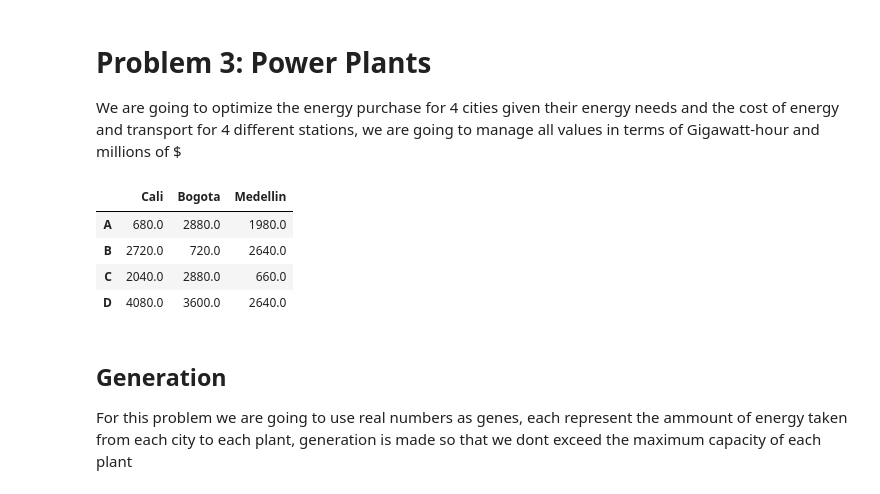
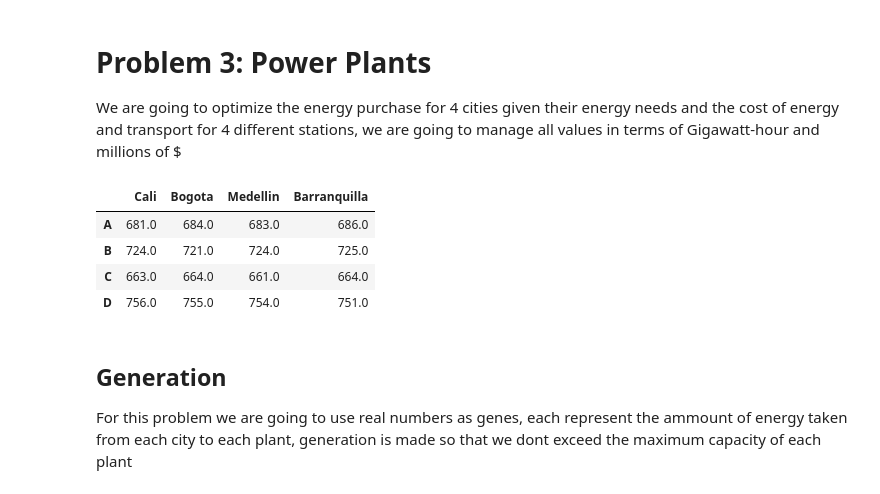
Before and after one commit to sechmo/IA-minirobots-2023-II, a Jupyter notebook: 3. Algoritmos Geneticos/genetic_algorithm.ipynb, the cells around one changed output. Drawn from its saved outputs; the diff is of its cells as text; code cells hidden in the pictures.

```diff
--- a/3. Algoritmos Geneticos/genetic_algorithm.ipynb
+++ b/3. Algoritmos Geneticos/genetic_algorithm.ipynb
@@ -392,35 +392,35 @@ We are going to optimize the energy purchase for 4 cities given their energy nee
 # %%
 transport_data_p3 = np.array(
    [
       [1,4,3,6],
       [4,1,4,5],
       [3,4,1,4],
       [6,5,4,1]
    ]
-)
+) * 1e6
 stations_p3 = ["A","B","C","D"]
 cities = ["Cali","Bogota","Medellin","Barranquilla"]
 
 
-# We multypli
+
 power_needs_p3 = np.array([4,3,5,4])
 power_capacity_p3 = np.array([4,3,5,3])
 power_costs_p3 = np.array([680,720,660,750]) * 1e6
 
-cities = cities[:-1]
-transport_data_p3 = transport_data_p3[:,:-1]
-power_costs_p3 = power_costs_p3[:-1]
-power_needs_p3 = power_needs_p3[:-1]
+# cities = cities[:-1]
+# transport_data_p3 = transport_data_p3[:,:-1]
+# power_costs_p3 = power_costs_p3[:-1]
+# power_needs_p3 = power_needs_p3[:-1]
 
-total_costs_p3 = transport_data_p3 * power_costs_p3.T
+total_costs_p3 = transport_data_p3 + power_costs_p3[:,np.newaxis]
 total_costs_p3 /= 1e6
 pd.DataFrame(total_costs_p3, index=stations_p3, columns=cities)
 # %% [output]
-|  | Cali | Bogota | Medellin |
-| A | 680.0 | 2880.0 | 1980.0 |
-| B | 2720.0 | 720.0 | 2640.0 |
-| C | 2040.0 | 2880.0 | 660.0 |
-| D | 4080.0 | 3600.0 | 2640.0 |
+|  | Cali | Bogota | Medellin | Barranquilla |
+| A | 681.0 | 684.0 | 683.0 | 686.0 |
+| B | 724.0 | 721.0 | 724.0 | 725.0 |
+| C | 663.0 | 664.0 | 661.0 | 664.0 |
+| D | 756.0 | 755.0 | 754.0 | 751.0 |
 # %% [markdown]
 ## Generation
 For this problem we are going to use real numbers as genes, each represent the ammount of energy taken from each city to each plant, generation is made so that we dont exceed the maximum capacity of each plant
```
Also changed, not shown: parts of 3 cells of this notebook.
